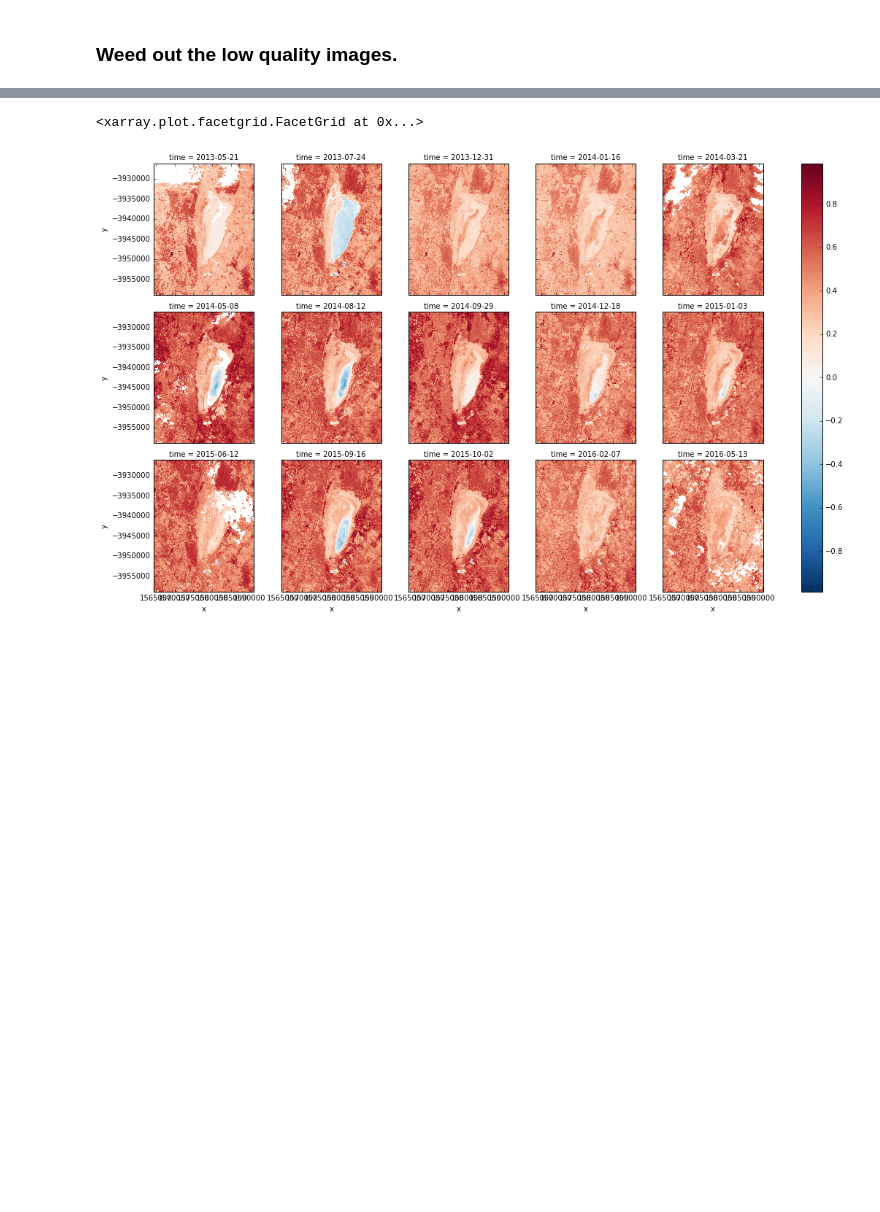
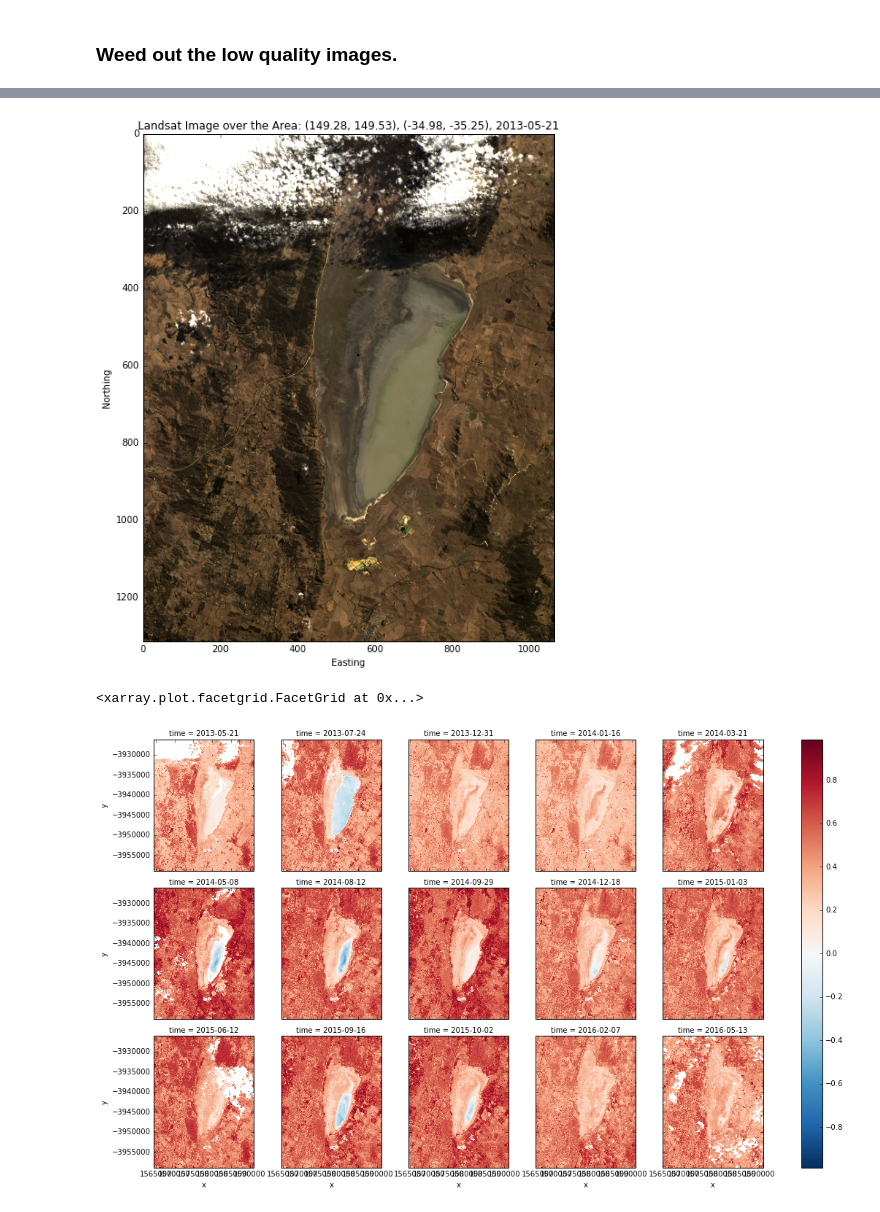
Before and after one commit to zhang01GA/geodanalytics, a Jupyter notebook: BareSoil/export_near_cloudfree_landsat_imagery_stack.ipynb, the cells around one changed output, grey strips where cells are left out. Saved outputs shown, nothing was run; the diff lists cells and outputs as text; code cells hidden in the pictures; blank space fills up the shorter version.

```diff
--- a/BareSoil/export_near_cloudfree_landsat_imagery_stack.ipynb
+++ b/BareSoil/export_near_cloudfree_landsat_imagery_stack.ipynb
@@ -314,15 +318,15 @@ AOI_NAME='Woodland'; xp=(147.35, 147.45); yp=(-22.92, -22.82)
 #GungahlinACT
 AOI_NAME = 'CanberraNorth'; xp= (149.061024, 149.163758); yp=(-35.217105, -35.151768)
 
-AOI_NAME = 'LakeGeorge';
+AOI_NAME = 'Lake_George';
 xp = (149.28, 149.53);
 yp = (-34.98, -35.25)  # Lake George area
 
 # When? a time range
-tp = ('2001-01', '2016-12-31')
+tp = ('1990-01', '2016-12-31')
 
 # what product type?
-prod_type = 'ls8_nbar_albers'
+prod_type = 'ls5_nbar_albers'
 # associated pq product code
 pq_prod_type = prod_type.replace('nbar', 'pq')
 
@@ -509,6 +545,6 @@ filter_export_datasets(bands, fnpref, good_times)
 ##!ffmpeg -r 1 -pattern_type glob -i 'Dexport/CleanImages_LakeGorge_*.png' -c:v libx264 LS78.mp4
 
 # Display the nearly cloud free images [0, 8, 9, 11, 12, 20, 24, 26, 30, 32, 34]
-it=92
+it=2
 make_rgb_images(bands, it)
 # %% [output]
@@ -516,4 +552,5 @@ make_rgb_images(bands, it)
 (1314, 1065)
+[figure, added]
 # %%
 # Apply the time-dim mask to the 3D-array (time, x, y)
 mostly_good_ndvi = ndvi.where(mostly_cloud_free).dropna('time', how='all')
```
Also changed, not shown: parts of 31 cells of this notebook, 2 other files.
